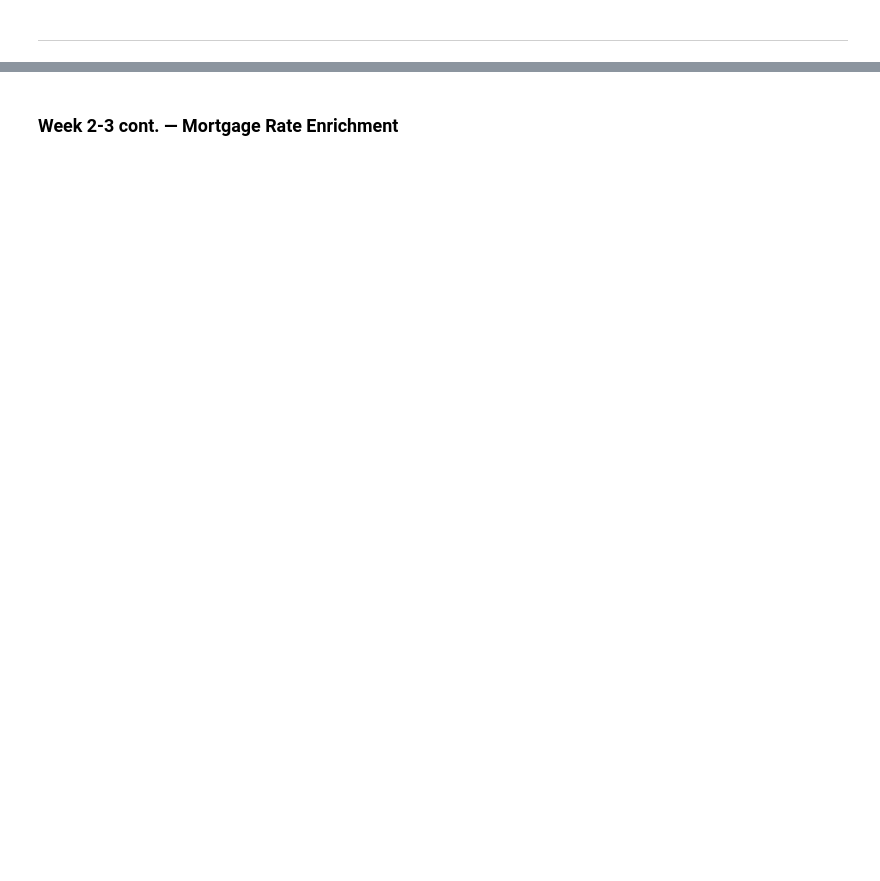
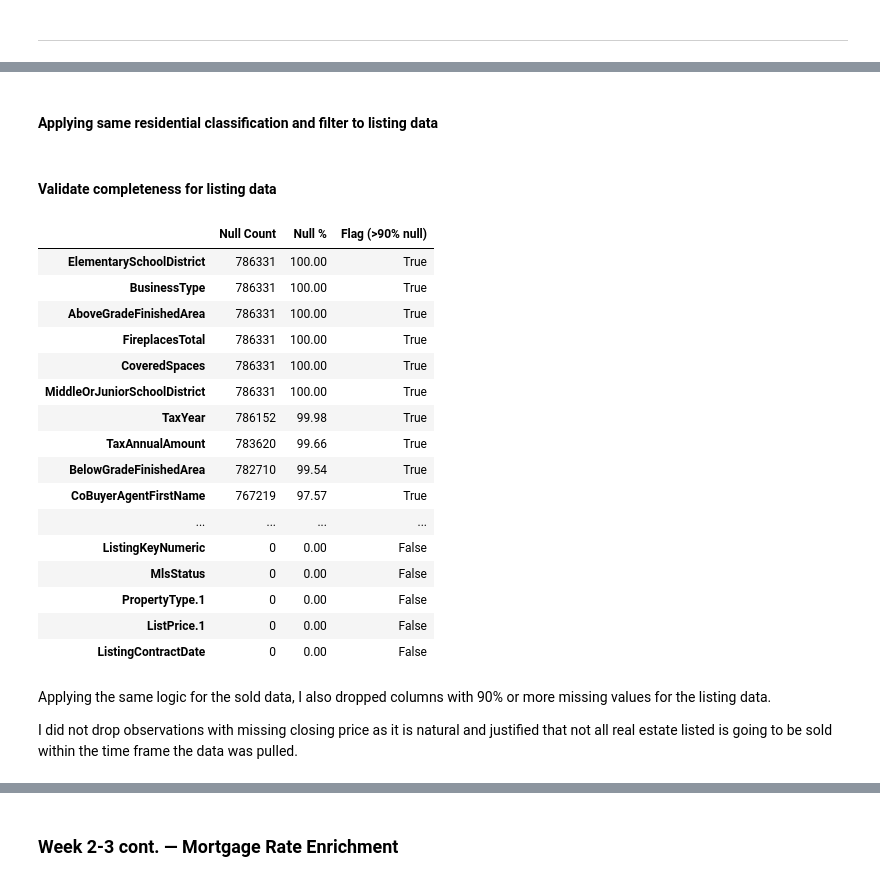
Before and after one commit to yuliLinn/IDX_YuLi, a Jupyter notebook: MLS_project_yuliLinn.ipynb, the cells around one changed output, grey strips where cells are left out. Drawn from its saved outputs; the diff is of its cells as text; code cells hidden in the pictures; blank space fills up the shorter version.

```diff
--- a/MLS_project_yuliLinn.ipynb
+++ b/MLS_project_yuliLinn.ipynb
@@ -127,0 +331,38 @@ sold_resid.to_csv("week1_sold_resid.csv", index=False)
+# %% [markdown]
+#### Applying same residential classification and filter to listing data
+# %%
+list_resid = list[list["PropertyType"].isin(["Residential", "ResidentialLease", "ResidentialIncome"])]
+# %% [markdown]
+#### Validate completeness for listing data
+# %%
+null_report_list = pd.DataFrame({
+    "Null Count": list_resid.isnull().sum(),
+    "Null %": (list_resid.isnull().sum() / len(list_resid) * 100).round(2)
+})
+
+null_report_list["Flag (>90% null)"] = null_report_list["Null %"] > 90
+
+null_report_list = null_report_list.sort_values("Null %", ascending=False)
+null_report_list
+# %% [output]
+|  | Null Count | Null % | Flag (>90% null) |
+| ElementarySchoolDistrict | 786331 | 100.00 | True |
+| BusinessType | 786331 | 100.00 | True |
+| AboveGradeFinishedArea | 786331 | 100.00 | True |
+| FireplacesTotal | 786331 | 100.00 | True |
+| CoveredSpaces | 786331 | 100.00 | True |
+| MiddleOrJuniorSchoolDistrict | 786331 | 100.00 | True |
+| TaxYear | 786152 | 99.98 | True |
+| TaxAnnualAmount | 783620 | 99.66 | True |
+| BelowGradeFinishedArea | 782710 | 99.54 | True |
+| CoBuyerAgentFirstName | 767219 | 97.57 | True |
+| ... | ... | ... | ... |
+| ListingKeyNumeric | 0 | 0.00 | False |
+| MlsStatus | 0 | 0.00 | False |
+| PropertyType.1 | 0 | 0.00 | False |
+| ListPrice.1 | 0 | 0.00 | False |
+| ListingContractDate | 0 | 0.00 | False |
+# %% [markdown]
+Applying the same logic for the sold data, I also dropped columns with 90% or more missing values for the listing data.
+
+I did not drop observations with missing closing price as it is natural and justified that not all real estate listed is going to be sold within the time frame the data was pulled.
```
Also changed, not shown: parts of 27 cells of this notebook.
